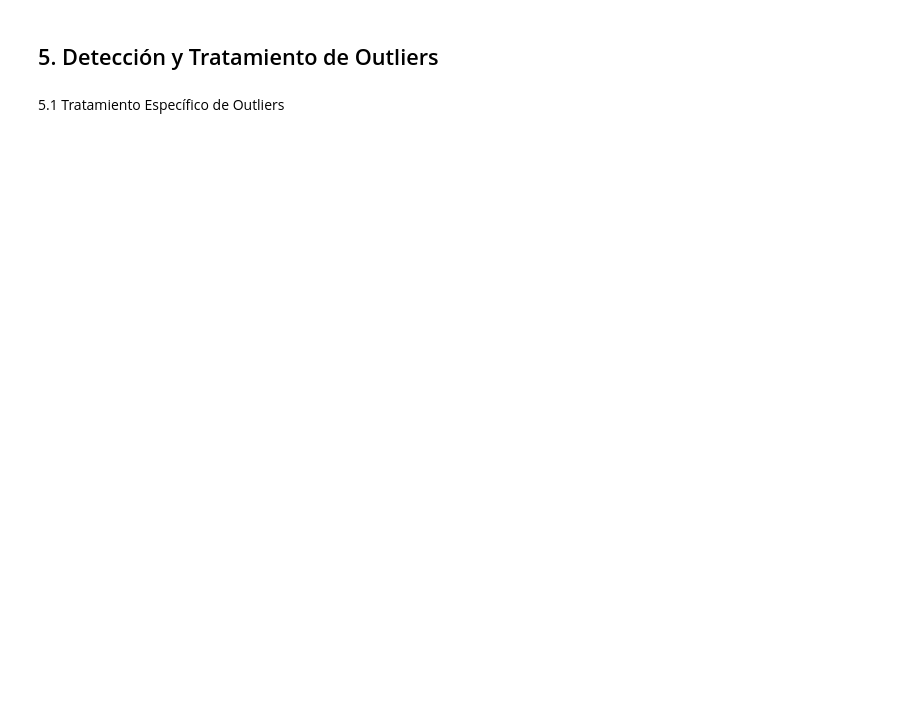
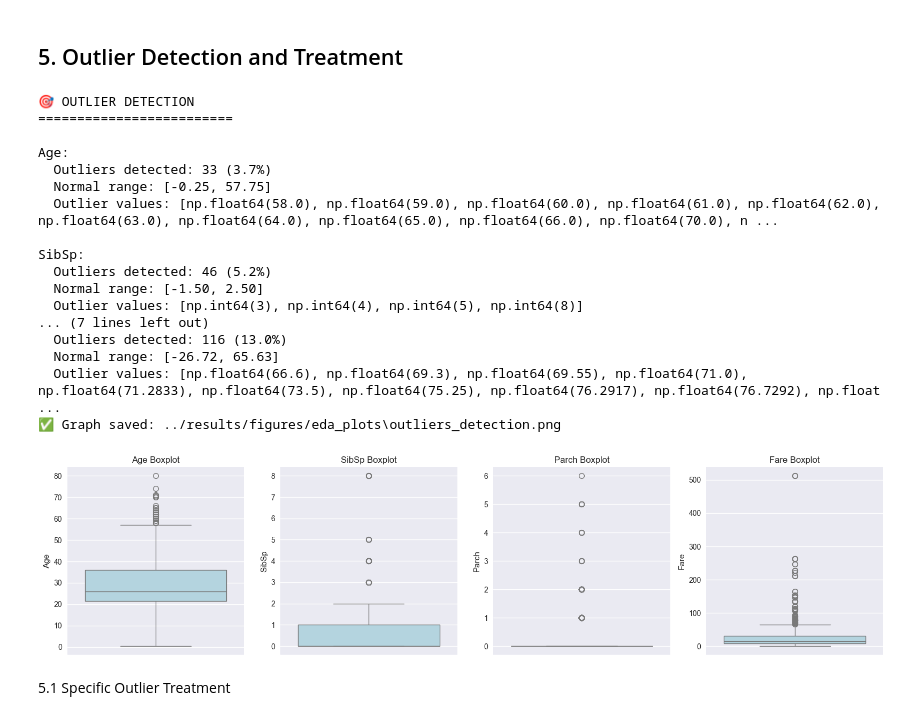
Before and after one commit to YahwthaniMG/SG1_Team3_ML, a Jupyter notebook: notebooks/02_data_cleaning.ipynb, the cells around one changed output. Drawn from its saved outputs; the diff is of its cells as text; code cells hidden in the pictures; blank space fills up the shorter version.

```diff
--- a/notebooks/02_data_cleaning.ipynb
+++ b/notebooks/02_data_cleaning.ipynb
@@ -281,15 +359,15 @@ plt.show()
 # %% [markdown]
-## 5. Detección y Tratamiento de Outliers
+## 5. Outlier Detection and Treatment
 # %%
-print("\n🎯 DETECCIÓN DE OUTLIERS")
+print("\n🎯 OUTLIER DETECTION")
 print("=" * 25)
 
-# Variables numéricas para análisis de outliers
+# Numeric variables for outlier analysis
 numeric_vars = ["Age", "SibSp", "Parch", "Fare"]
 
 
 def detect_outliers_iqr(data, column):
-    """Detecta outliers usando método IQR"""
+    """Detect outliers using IQR method"""
     Q1 = data[column].quantile(0.25)
     Q3 = data[column].quantile(0.75)
     IQR = Q3 - Q1
@@ -298,39 +376,58 @@ def detect_outliers_iqr(data, column):
 
     outliers = data[(data[column] < lower_bound) | (data[column] > upper_bound)]
     return outliers, lower_bound, upper_bound
 
 
-# Análisis de outliers por variable
+# Outlier analysis by variable
 outliers_summary = {}
 
 for var in numeric_vars:
     outliers, lower, upper = detect_outliers_iqr(df_clean, var)
     outliers_summary[var] = {
         "count": len(outliers),
         "percentage": len(outliers) / len(df_clean) * 100,
         "lower_bound": lower,
         "upper_bound": upper,
     }
 
     print(f"\n{var}:")
     print(
-        f"  Outliers detectados: {len(outliers)} ({len(outliers)/len(df_clean)*100:.1f}%)"
+        f"  Outliers detected: {len(outliers)} ({len(outliers)/len(df_clean)*100:.1f}%)"
     )
-    print(f"  Rango normal: [{lower:.2f}, {upper:.2f}]")
+    print(f"  Normal range: [{lower:.2f}, {upper:.2f}]")
     if len(outliers) > 0:
-        print(f"  Valores outliers: {sorted(outliers[var].unique())}")
+        print(f"  Outlier values: {sorted(outliers[var].unique())}")
 
-# Visualización de outliers
+# Outlier visualization
 plt.figure(figsize=(16, 4))
 
 for i, var in enumerate(numeric_vars, 1):
     plt.subplot(1, 4, i)
     sns.boxplot(data=df_clean, y=var, color="lightblue")
-    plt.title(f"Boxplot de {var}")
+    plt.title(f"{var} Boxplot")
 
 plt.tight_layout()
 save_current_plot("outliers_detection", "../results/figures/eda_plots")
 plt.show()
+# %% [output]
+🎯 OUTLIER DETECTION
+=========================
+
+Age:
+  Outliers detected: 33 (3.7%)
+  Normal range: [-0.25, 57.75]
+  Outlier values: [np.float64(58.0), np.float64(59.0), np.float64(60.0), np.float64(61.0), np.float64(62.0), np.float64(63.0), np.float64(64.0), np.float64(65.0), np.float64(66.0), np.float64(70.0), n ...
+
+SibSp:
+  Outliers detected: 46 (5.2%)
+  Normal range: [-1.50, 2.50]
+  Outlier values: [np.int64(3), np.int64(4), np.int64(5), np.int64(8)]
+... (7 lines left out)
+  Outliers detected: 116 (13.0%)
+  Normal range: [-26.72, 65.63]
+  Outlier values: [np.float64(66.6), np.float64(69.3), np.float64(69.55), np.float64(71.0), np.float64(71.2833), np.float64(73.5), np.float64(75.25), np.float64(76.2917), np.float64(76.7292), np.float ...
+✅ Graph saved: ../results/figures/eda_plots\outliers_detection.png
+[figure, added]
 # %% [markdown]
-5.1 Tratamiento Específico de Outliers
+5.1 Specific Outlier Treatment
 # %%
```
Also changed, not shown: parts of 27 cells of this notebook, 3 other files.
